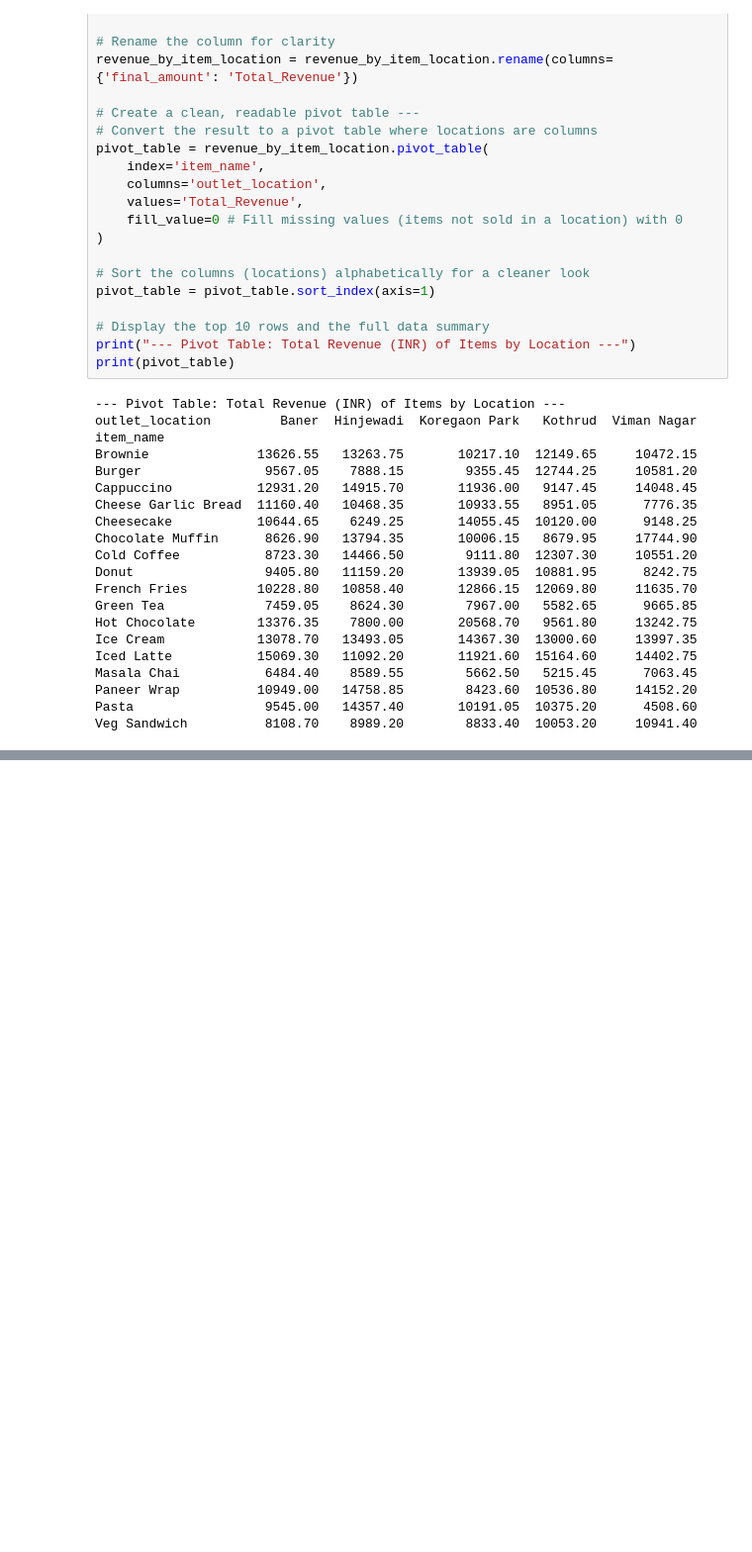
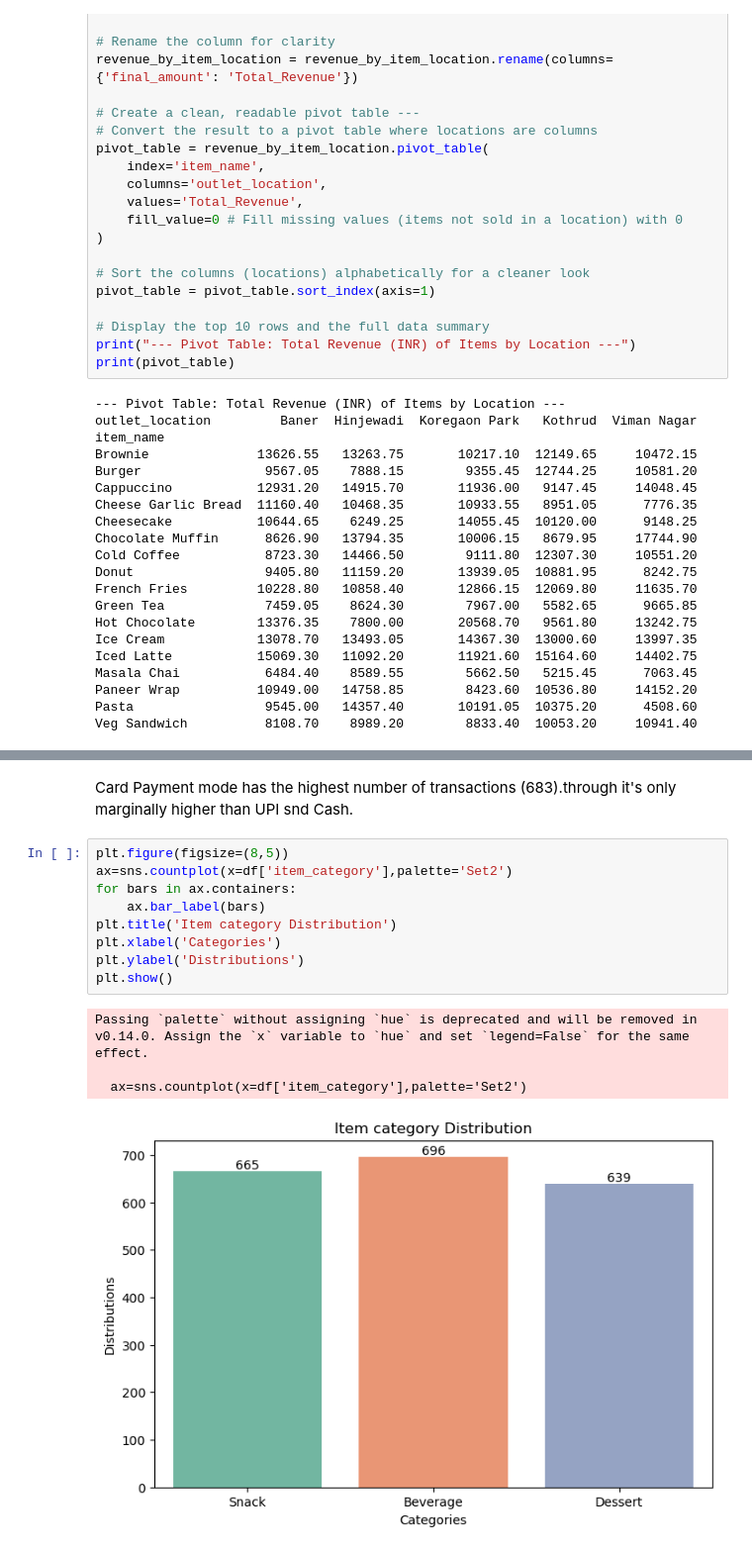
Before and after one commit to Mohini2815/Data-analysis-practice-projects, a Jupyter notebook: advanced_pune_cafe_sales_2000.ipynb, the cells around one changed output, grey strips where cells are left out. Shown at 99% size. Cells and saved outputs as stored; diff of their text form; blank space fills up the shorter version.

```diff
--- a/advanced_pune_cafe_sales_2000.ipynb
+++ b/advanced_pune_cafe_sales_2000.ipynb
@@ -569,0 +652,16 @@ Veg Sandwich          8108.70    8989.20        8833.40  10053.20     10941.40
+# %% [markdown]
+Card Payment mode has the highest number of transactions (683).through it's only marginally higher than UPI snd Cash.
+# %%
+plt.figure(figsize=(8,5))
+ax=sns.countplot(x=df['item_category'],palette='Set2')
+for bars in ax.containers:
+    ax.bar_label(bars)
+plt.title('Item category Distribution')
+plt.xlabel('Categories')
+plt.ylabel('Distributions')
+plt.show()
+# %% [output]
+Passing `palette` without assigning `hue` is deprecated and will be removed in v0.14.0. Assign the `x` variable to `hue` and set `legend=False` for the same effect.
+
+  ax=sns.countplot(x=df['item_category'],palette='Set2')
+[figure, added]
```
Also changed, not shown: parts of 29 cells of this notebook.
